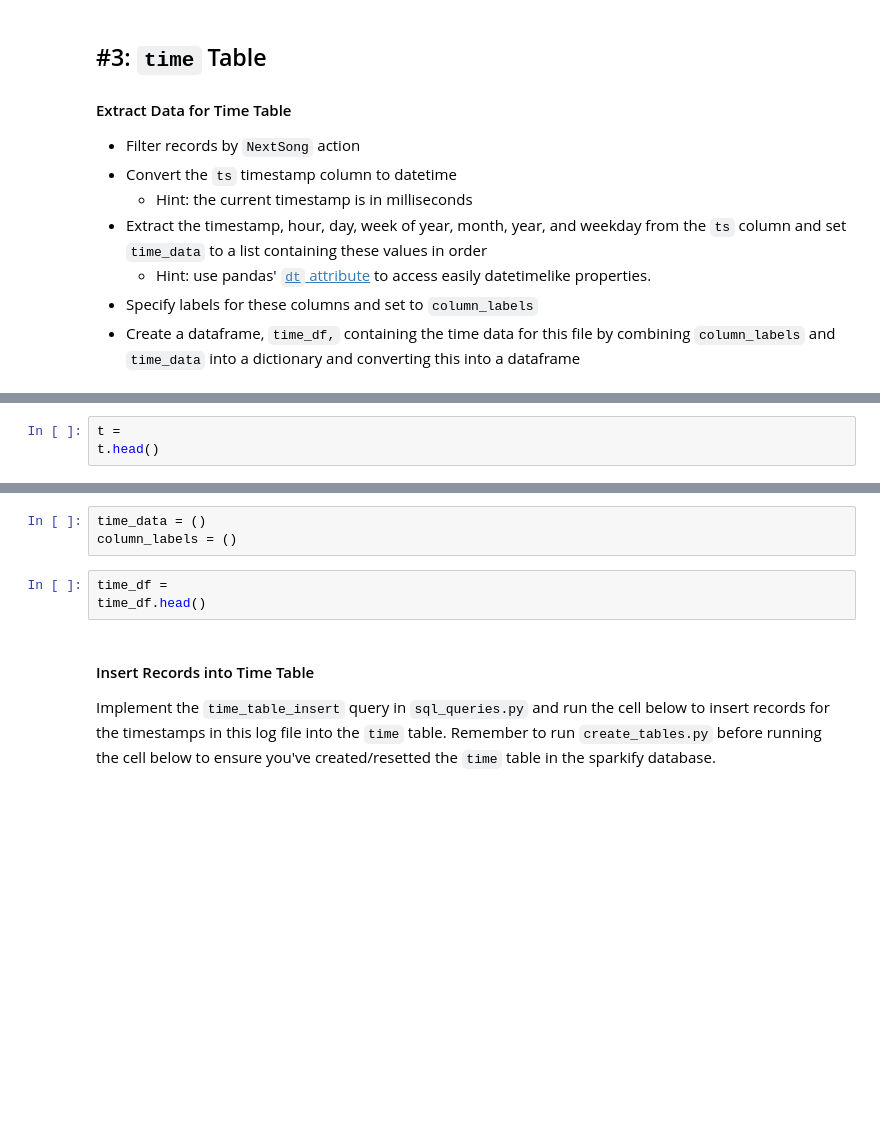
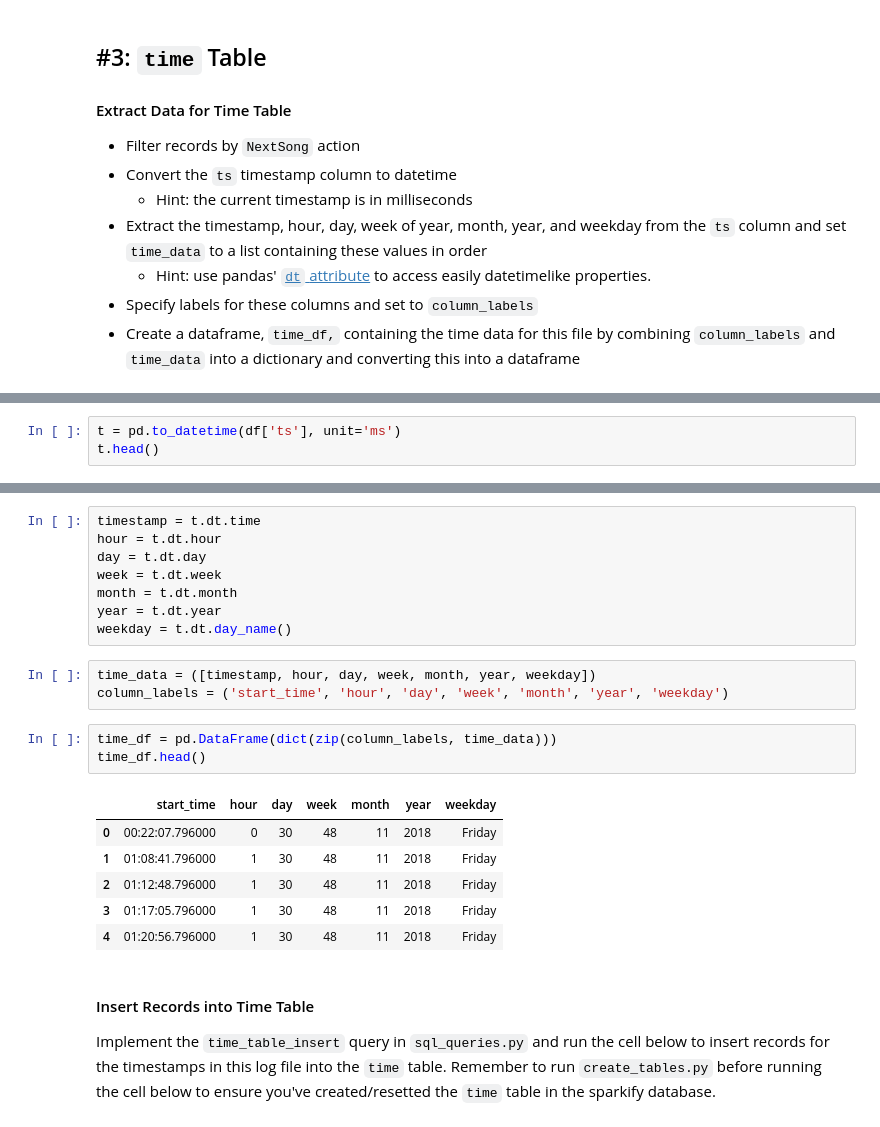
Before and after one commit to donjude/data-modeling-with-postgres, a Jupyter notebook: etl.ipynb, the cells around one changed output, grey strips where cells are left out. Saved outputs shown, nothing was run; the diff lists cells and outputs as text; blank space fills up the shorter version.

```diff
--- a/etl.ipynb
+++ b/etl.ipynb
@@ -103,3 +136,3 @@ df.head()
 # %%
-t =
+t = pd.to_datetime(df['ts'], unit='ms')
 t.head()
@@ -106,9 +146,24 @@ t.head()
-# %%
-time_data = ()
-column_labels = ()
+# %%
+timestamp = t.dt.time
+hour = t.dt.hour
+day = t.dt.day
+week = t.dt.week
+month = t.dt.month
+year = t.dt.year
+weekday = t.dt.day_name()
+# %%
+time_data = ([timestamp, hour, day, week, month, year, weekday])
+column_labels = ('start_time', 'hour', 'day', 'week', 'month', 'year', 'weekday')
 # %%
-time_df =
+time_df = pd.DataFrame(dict(zip(column_labels, time_data)))
 time_df.head()
+# %% [output]
+|  | start_time | hour | day | week | month | year | weekday |
+| 0 | 00:22:07.796000 | 0 | 30 | 48 | 11 | 2018 | Friday |
+| 1 | 01:08:41.796000 | 1 | 30 | 48 | 11 | 2018 | Friday |
+| 2 | 01:12:48.796000 | 1 | 30 | 48 | 11 | 2018 | Friday |
+| 3 | 01:17:05.796000 | 1 | 30 | 48 | 11 | 2018 | Friday |
+| 4 | 01:20:56.796000 | 1 | 30 | 48 | 11 | 2018 | Friday |
 # %% [markdown]
 #### Insert Records into Time Table
 Implement the `time_table_insert` query in `sql_queries.py` and run the cell below to insert records for the timestamps in this log file into the `time` table. Remember to run `create_tables.py` before running the cell below to ensure you've created/resetted the `time` table in the sparkify database.
```
Also changed, not shown: parts of 23 cells of this notebook, 1 other file.
